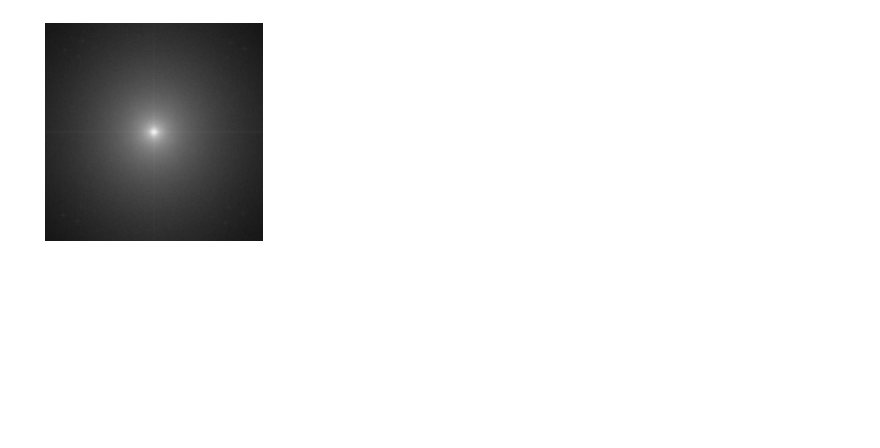
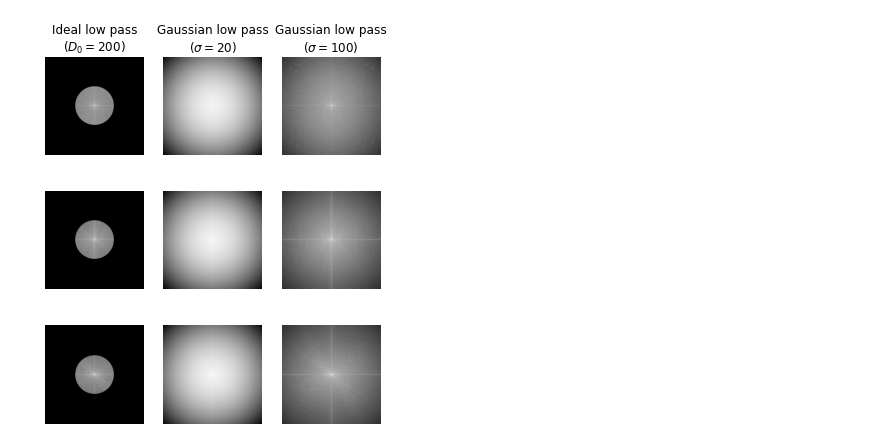
Before and after one commit to Quan-En/DIPCV, a Jupyter notebook: assignment3/hw3.ipynb, the cells around one changed output. Drawn from its saved outputs; the diff is of its cells as text; code cells hidden in the pictures; blank space fills up the shorter version.

Commit message:
update freq filter

```diff
--- a/assignment3/hw3.ipynb
+++ b/assignment3/hw3.ipynb
@@ -54,5 +57,5 @@ plt.show()
 # %%
-fig, axs = plt.subplots(nrows=2, ncols=2, figsize=(9,10))
+fig, axs = plt.subplots(nrows=2, ncols=2, figsize=(6,7))
 for i, ax_i in enumerate(axs.flat):
     ax_i.imshow(np.log(abs(img_shift(freq_map_image_list[i]))), cmap='gray')
     ax_i.axis("off")
@@ -68,10 +68,0 @@ invf_image_list = [IFFT2(sub_map) for sub_map in freq_map_image_list]
-# %%
-fig, axs = plt.subplots(nrows=2, ncols=2, figsize=(9,10))
-for i, ax_i in enumerate(axs.flat):
-    ax_i.imshow(abs(invf_image_list[i]), cmap='gray')
-    ax_i.axis("off")
-    ax_i.set_title(image_path_list[i])
-
-fig.suptitle("Inverse to spatial domain", size=15)
-fig.tight_layout()
-plt.show()
@@ -86,6 +69,31 @@ temp_image[temp_image > 0] = np.log(temp_image[temp_image > 0])
-# %%
-plt.imshow(temp_image, cmap="gray")
-plt.axis("off")
-plt.show()
-# %% [output]
-[figure, removed]
+# %%
+fig, axs = plt.subplots(nrows=3, ncols=3, figsize=(6,7))
+
+for i in range(3):
+    for j in range(3):
+        temp_freq_map = img_shift(freq_map_image_list[i])
+        if j == 0:
+            temp_img = abs(ideal_low_pass(temp_freq_map, D0=200))
+            temp_img[temp_img > 0] = np.log(temp_img[temp_img > 0])
+            temp_img = re_scale(temp_img)
+            axs[i,j].imshow(temp_img, cmap='gray')
+            if i == 0:
+                axs[i,j].set_title("Ideal low pass\n" + r"($D_0=200$)")
+        elif j == 1:
+            temp_img = abs(gaussian_low_pass(temp_freq_map, sigma=50))
+            temp_img[temp_img > 0] = np.log(temp_img[temp_img > 0])
+            temp_img = re_scale(temp_img)
+            axs[i,j].imshow(temp_img, cmap='gray')
+            if i == 0:
+                axs[i,j].set_title("Gaussian low pass\n" + r"($\sigma=20$)")
+        else:
+            temp_img = abs(gaussian_low_pass(temp_freq_map, sigma=200))
+            temp_img[temp_img > 0] = np.log(temp_img[temp_img > 0])
+            temp_img = re_scale(temp_img)
+            axs[i,j].imshow(temp_img, cmap='gray')
+            if i == 0:
+                axs[i,j].set_title("Gaussian low pass\n"+r"($\sigma=100$)")
+        axs[i,j].axis('off')
+plt.show()
+# %% [output]
+[figure, added]
```
Also changed, not shown: parts of 11 cells of this notebook, 1 other file.
